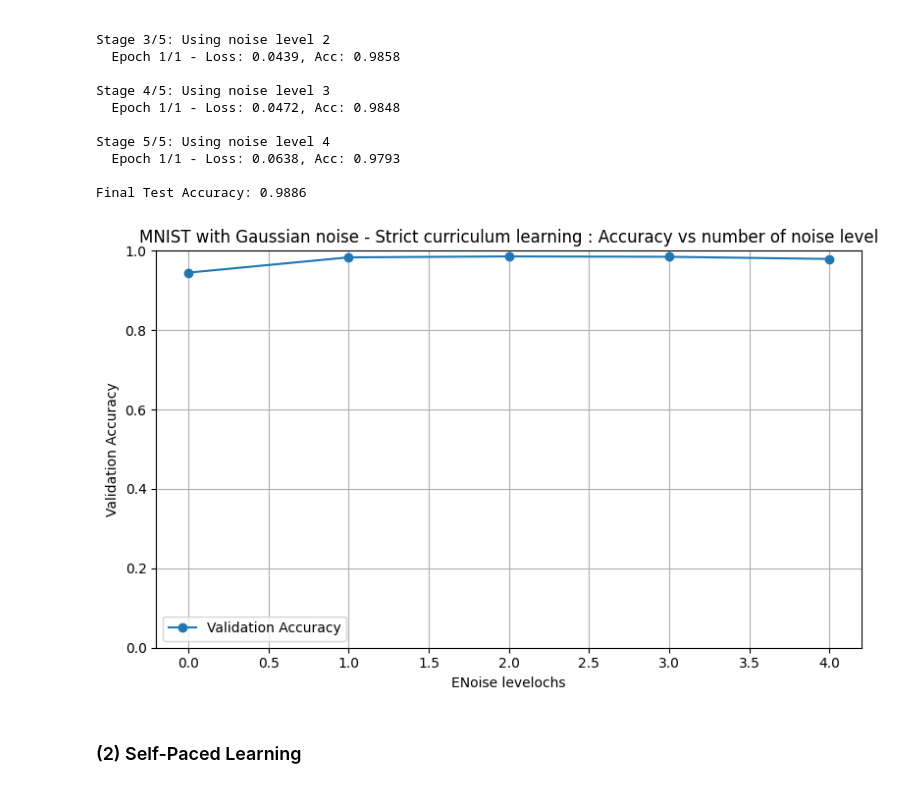
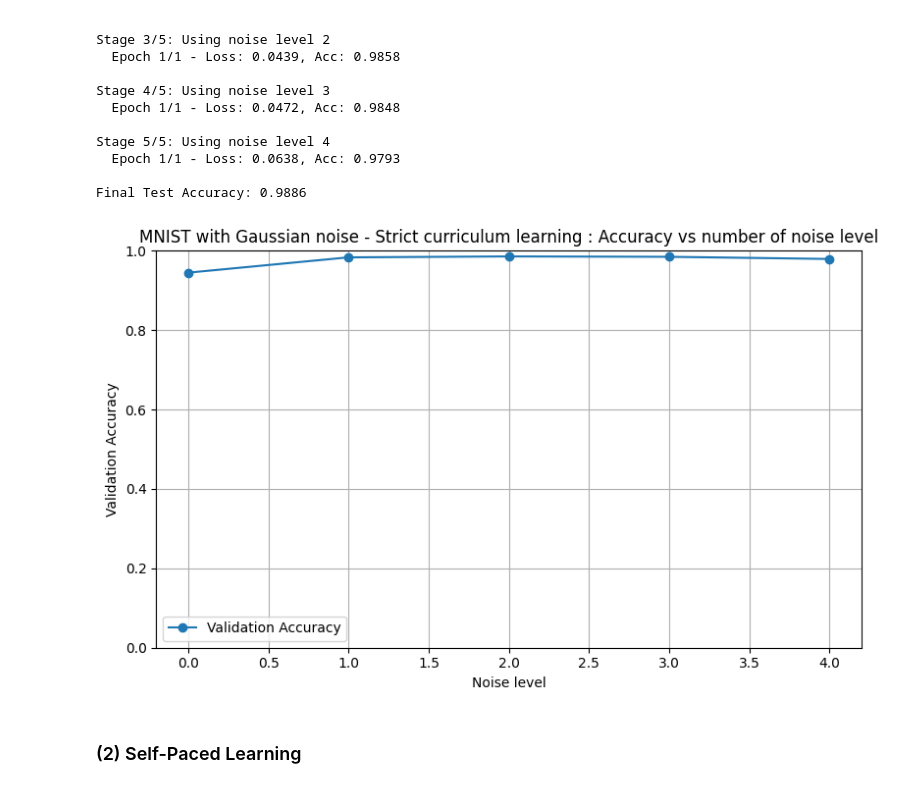
Before and after one commit to Reza-rgb/Opti4ML-TidyTeam, a Jupyter notebook: src/mnist_dataset.ipynb, the cells around one changed output. Cells and saved outputs as stored; diff of their text form; code cells hidden in the pictures.

```diff
--- a/src/mnist_dataset.ipynb
+++ b/src/mnist_dataset.ipynb
@@ -1090,11 +1090,11 @@ Final Test Accuracy: 0.9886
 # %%
 plot_validation_accuracy(
     noise_levels_MNIST_Gaussian_strict_curr_learn,
     stage_accs_MNIST_Gaussian_strict_curr_learn,
-    x_label="ENoise levelochs",
+    x_label="Noise level",
     title="MNIST with Gaussian noise - Strict curriculum learning : Accuracy vs number of noise level")
 # %% [output]
-[figure, old version]
+[figure, new version]
 # %% [markdown]
 ### (2) Self-Paced Learning
 # %% [markdown]
```
Also changed, not shown: parts of 3 cells of this notebook.
